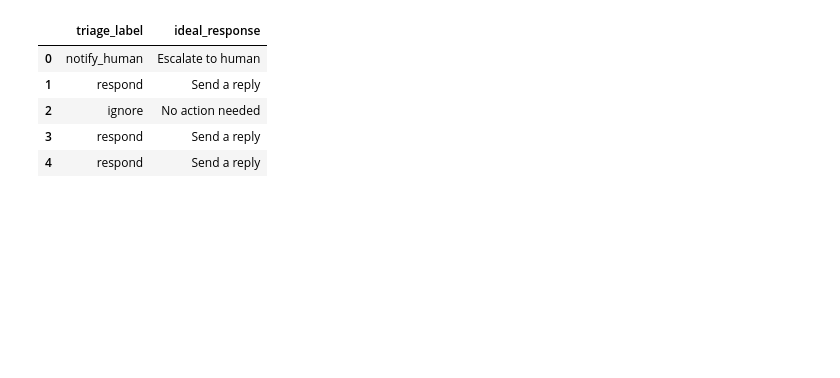
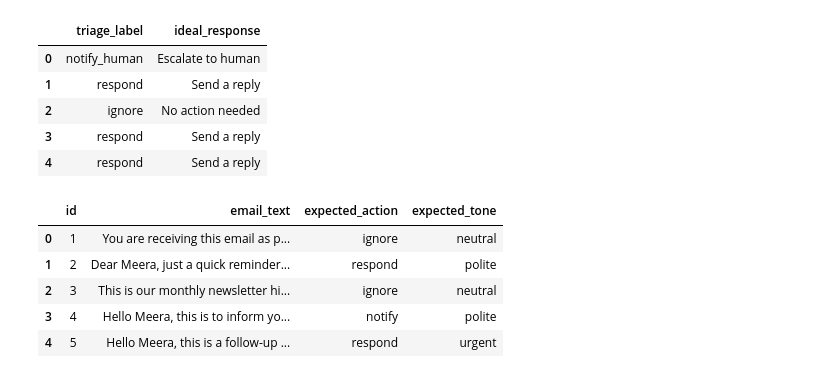
Before and after one commit to springboardmentor74219x/infosys-langgraph-email-assistant-group2, a Jupyter notebook: notebook/milestone2_pranaya_evaluation.ipynb, the cells around one changed output. Cells and saved outputs as stored; diff of their text form; code cells hidden in the pictures; blank space fills up the shorter version.

```diff
--- a/notebook/milestone2_pranaya_evaluation.ipynb
+++ b/notebook/milestone2_pranaya_evaluation.ipynb
@@ -92,3 +92,14 @@ df[['triage_label', 'ideal_response']].head()
 | 2 | ignore | No action needed |
 | 3 | respond | Send a reply |
 | 4 | respond | Send a reply |
+# %%
+#loading the dataset
+df = pd.read_csv("data/email_evaluation_dataset_pranaya.csv")
+df.head()
+# %% [output]
+|  | id | email_text | expected_action | expected_tone |
+| 0 | 1 | You are receiving this email as p... | ignore | neutral |
+| 1 | 2 | Dear Meera, just a quick reminder... | respond | polite |
+| 2 | 3 | This is our monthly newsletter hi... | ignore | neutral |
+| 3 | 4 | Hello Meera, this is to inform yo... | notify | polite |
+| 4 | 5 | Hello Meera, this is a follow-up ... | respond | urgent |
```
Also changed, not shown: parts of 9 cells of this notebook, 3 other files.
